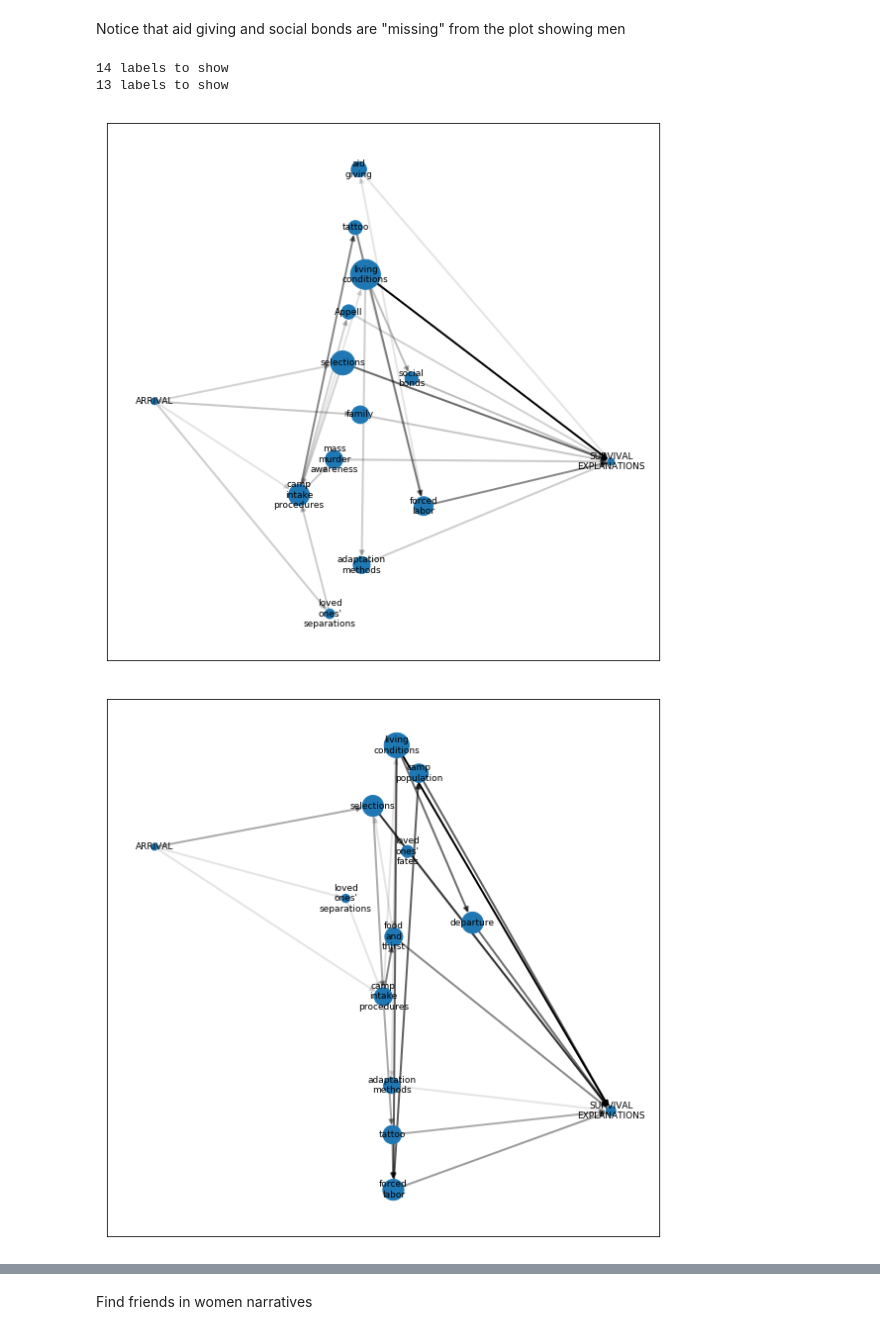
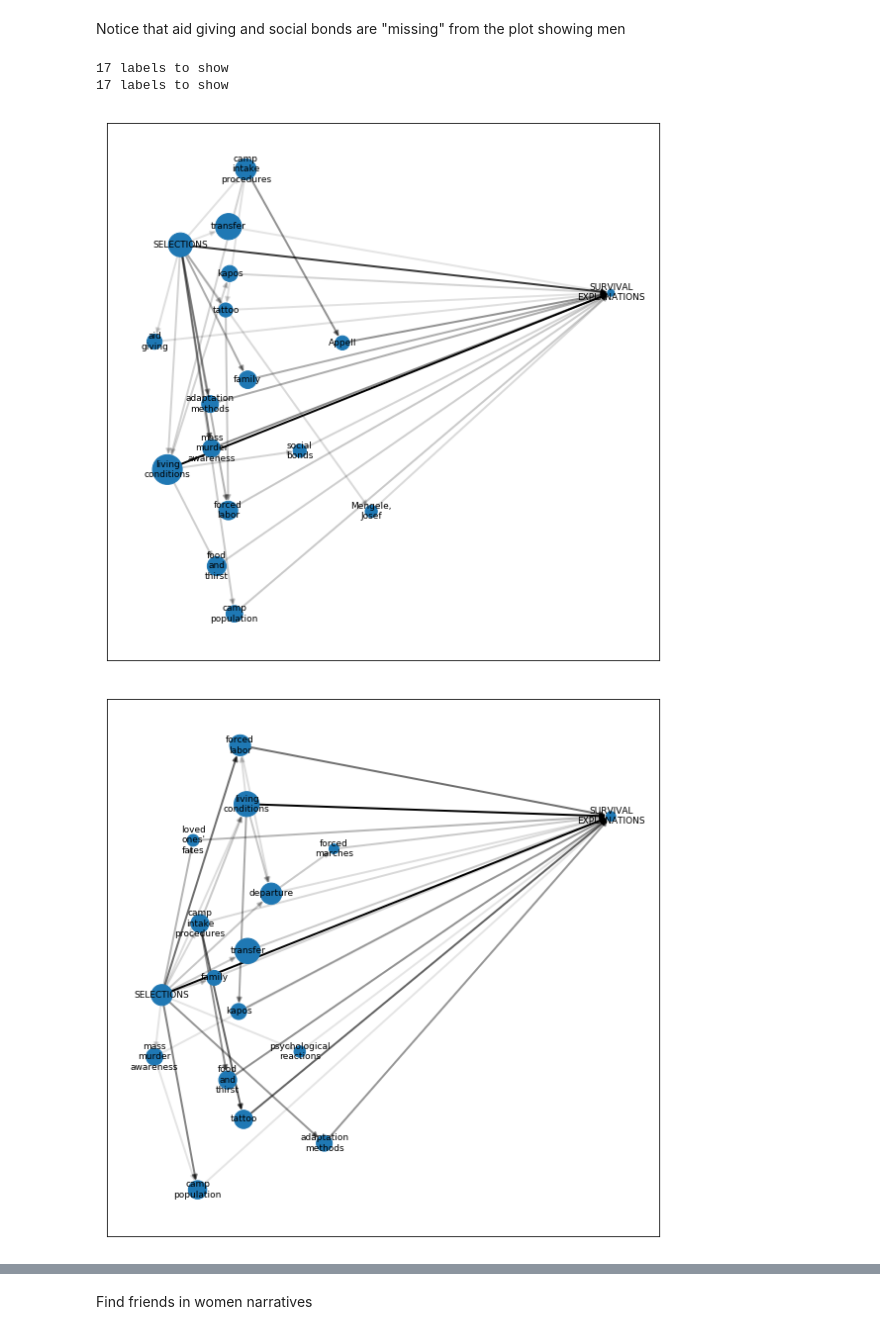
Before and after one commit to toth12/vha_auschwitz_report, a Jupyter notebook: notebooks/7_Narrative_Flow_of_Men_and_Women.ipynb, the cells around one changed output, grey strips where cells are left out. Saved outputs shown, nothing was run; the diff lists cells and outputs as text; code cells hidden in the pictures.

```diff
--- a/notebooks/7_Narrative_Flow_of_Men_and_Women.ipynb
+++ b/notebooks/7_Narrative_Flow_of_Men_and_Women.ipynb
@@ -754,14 +754,14 @@ arrival-covert activities-aid giving-selections-camp intake procedures-forced la
 # %% [markdown]
 Notice that aid giving and social bonds are "missing" from the plot showing men
 # %%
-flux = 0.4
+flux = 0.48
 visualize_most_important_paths(data_set_1_w,flux,features_df,story_start,story_end,None)
 visualize_most_important_paths(data_set_1_m,flux,features_df,story_start,story_end,None)
 # %% [output]
-14 labels to show
-13 labels to show
+17 labels to show
+17 labels to show
-[figure, old version]
+[figure, new version]
-[figure, old version]
+[figure, new version]
 # %%
 story_start = 'arrival'
 story_end = 'survival explanations'
```
Also changed, not shown: parts of 49 cells of this notebook, 4 other files.
